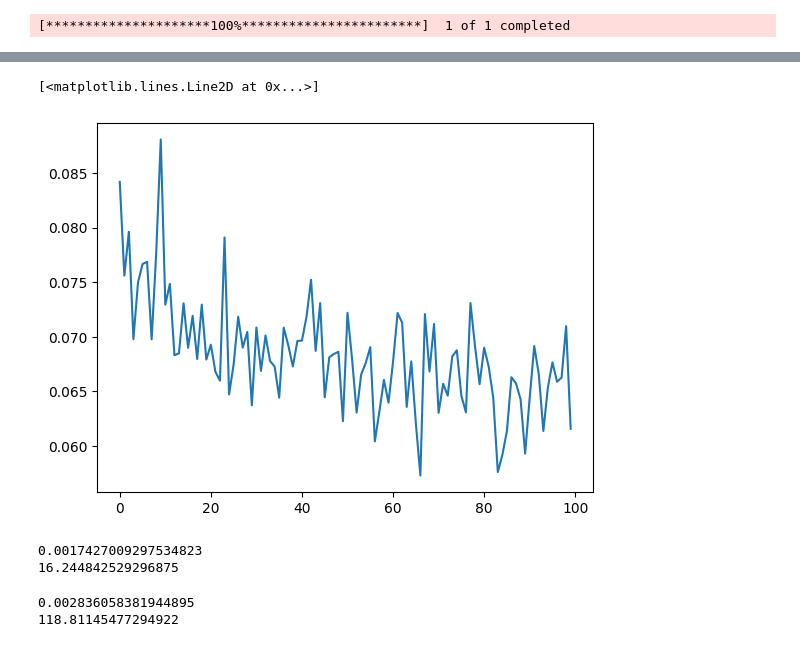
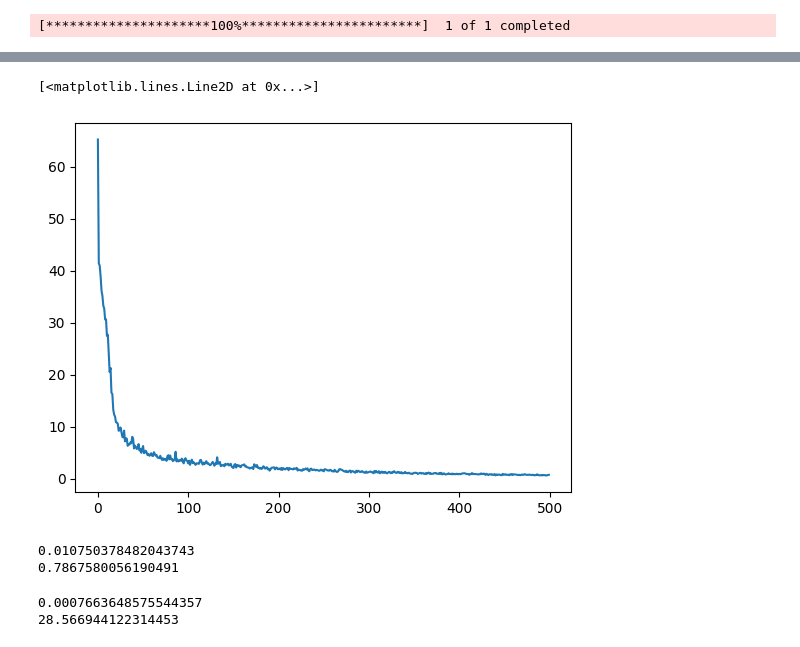
Before and after one commit to aaron-avram/VFNN, a Jupyter notebook: notebooks/LSTM.ipynb, the cells around one changed output, grey strips where cells are left out. Saved outputs shown, nothing was run; the diff lists cells and outputs as text; code cells hidden in the pictures.

Commit message:
Beat on RSME and close on MAPE

```diff
--- a/notebooks/LSTM.ipynb
+++ b/notebooks/LSTM.ipynb
@@ -13,12 +13,12 @@ x_train, y_train, x_test, y_test, mean, std = build_data(trends, stats, DELTA, C
 [*********************100%***********************]  1 of 1 completed
 # %%
 # Model Hyperparameters
-HIDDEN = 256
+HIDDEN = 64
 INPUT_SIZE = 28 # Fixed
-MLP_SIZE = (256, 512, 1) # Has to end in 1
-BATCH_SIZE = 64
-STEPS = 10000
-LR = 1e-2
+MLP_SIZE = (64, 1) # Has to end in 1
+BATCH_SIZE = 32
+STEPS = 50000
+LR = 1e-3
 LAMBDA_ = 1e-4
 # %%
 # Initialize
@@ -29,7 +30,7 @@ def hybrid_loss(preds, targets, alpha=0.5):
 # %%
 # Train
 model.train()
-lossi = adam(model, hybrid_loss, x_train, y_train, LR * 0.1, LAMBDA_, BATCH_SIZE, STEPS)
+lossi = adam(model, lambda x, y: MAPE(x, y, mean[:, -2], std[:, -2]), x_train, y_train, LR, LAMBDA_, BATCH_SIZE, STEPS)
 
 # Plot loss
 from matplotlib import pyplot as plt
@@ -55,2 +56,2 @@ Loss: 0.04434916377067566 on step: 9901
 [<matplotlib.lines.Line2D at 0x...>]
-[figure, old version]
+[figure, new version]
@@ -67,10 +68,10 @@ percents = (vals.flatten() * std[:, -2] + mean[:, -2]) / 1e4
 targs = (y_train.flatten() * std[:, -2] + mean[:, -2]) / 1e4
 loss = RMSE(percents, targs)
 print(loss.item())
-print(MAPE_test(percents, targs).item())
+print(MAPE(percents, targs).item())
 # %% [output]
-0.0017427009297534823
-16.244842529296875
+0.010750378482043743
+0.7867580056190491
 # %%
 model.eval()
 vals = model.forward(x_test)
@@ -78,10 +79,10 @@ percents = (vals.flatten() * std[:, -2] + mean[:, -2]) / 1e4
 targs = (y_test.flatten() * std[:, -2] + mean[:, -2]) / 1e4
 loss = RMSE(percents, targs)
 print(loss.item())
-print(MAPE_test(percents, targs).item())
+print(MAPE(percents, targs).item())
 # %% [output]
-0.002836058381944895
-118.81145477294922
+0.0007663648575544357
+28.566944122314453
 # %%
 plt.hist((targs * 1e4).numpy(), bins=100)
 plt.title("Target Distribution (Unnormalized)")
```
Also changed, not shown: parts of 7 cells of this notebook, 5 other files.
